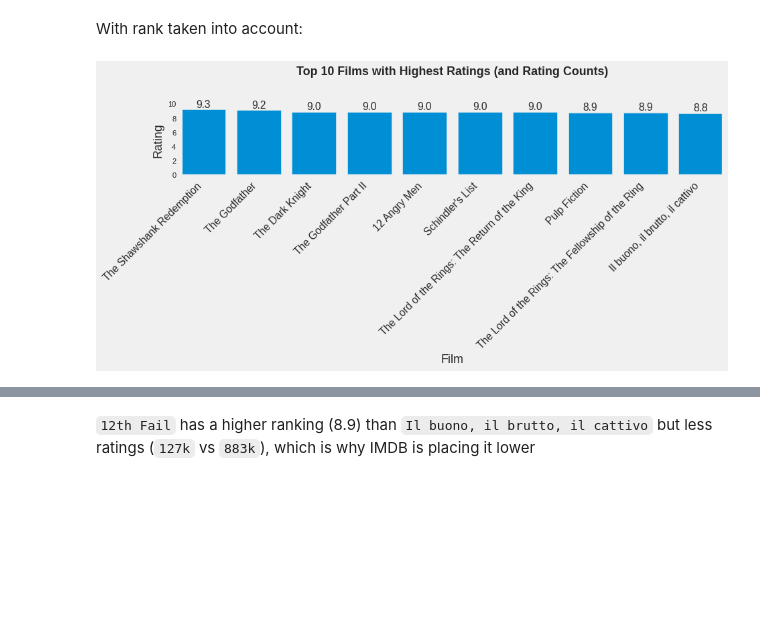
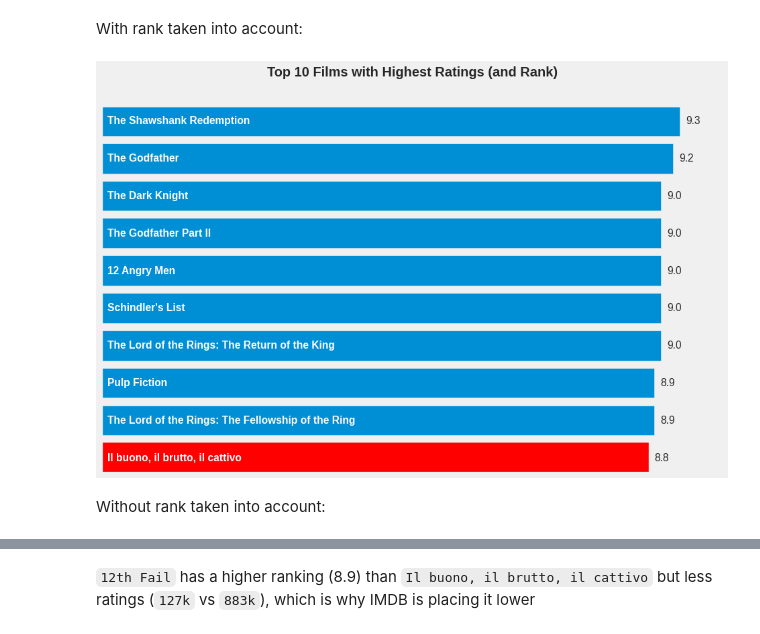
Before and after one commit to dmitkov28/notebooks, a Jupyter notebook: notebooks/ML/movies/imdb_eda.ipynb, the cells around one changed output, grey strips where cells are left out. Drawn from its saved outputs; the diff is of its cells as text; code cells hidden in the pictures; blank space fills up the shorter version.

Commit message:
update charts

```diff
--- a/notebooks/ML/movies/imdb_eda.ipynb
+++ b/notebooks/ML/movies/imdb_eda.ipynb
@@ -37,6 +38,15 @@ data["name"] = data["name"].apply(html.unescape)
 ## Global Chart Styles
 # %%
 plt.style.use('fivethirtyeight')
+plt.rcParams['figure.autolayout'] = True
+plt.rcParams["figure.figsize"] = (12, 6)
+plt.rcParams["axes.titlesize"] = 18
+plt.rcParams["axes.labelsize"] = 16
+plt.rcParams["axes.labelweight"] = "bold"
+plt.rcParams["axes.titleweight"] = "bold"
+plt.rcParams["xtick.labelsize"] = 14
+plt.rcParams["ytick.labelsize"] = 14
+plt.rcParams["axes.titlepad"] = 40
 # %% [markdown]
 ## Films
 # %% [markdown]
@@ -47,25 +57,41 @@ top_films_rank = data[["rank", "name", "rating"]].drop_duplicates().sort_values(
     ascending=[True, False]
 ).head(10)
 # %%
-plt.style.use('fivethirtyeight')
-fig, ax = plt.subplots(figsize=(12, 6))
+fig, ax = plt.subplots(figsize=(12, 8))
 plt.grid(visible=False)
-bars = ax.bar(top_films_rank['name'], top_films_rank['rating'])
+bars = ax.barh(top_films_rank['name'], top_films_rank['rating'])
+ax.set_title("Top 10 Films with Highest Ratings (and Rank)")
+ax.invert_yaxis()
+ax.set_xticks([])
 
-ax.set_xlabel('Film', fontsize=16)
-ax.set_ylabel('Rating', fontsize=16)
-ax.set_title('Top 10 Films with Highest Ratings (and Rating Counts)', fontsize=16, fontweight='bold', pad=40)
-plt.xticks(rotation=45, ha='right', fontsize=14)
 
-for bar in bars:
-    height = bar.get_height()
-    ax.text(bar.get_x() + bar.get_width()/2., height,
-            f'{height:.1f}',
-            ha='center', va='bottom')
+bars[-1].set_color("red")
+ax.get_yticklabels()[-1].set_color("red")
 
-plt.tight_layout()
+ax.set_yticks([])
+
+for idx, bar in enumerate(bars):
+    width = bar.get_width()
+    ax.text(width + 0.1,
+            bar.get_y() + bar.get_height()/2.,
+            f'{width:.1f}',
+            ha="left", va="center")
+
+    y_position = bar.get_y() + bar.get_height() / 2
+
+    ax.text(0.1,
+            y_position,
+            top_films_rank["name"][idx],
+            ha="left", va="center",
+            color="white",
+            fontweight='bold')
+
+
+
 plt.savefig("top-10-rank.png")
 plt.show()
 # %% [output]
-[figure, old version]
+[figure, new version]
+# %% [markdown]
+Without rank taken into account:
 # %%
```
Also changed, not shown: parts of 9 cells of this notebook.
